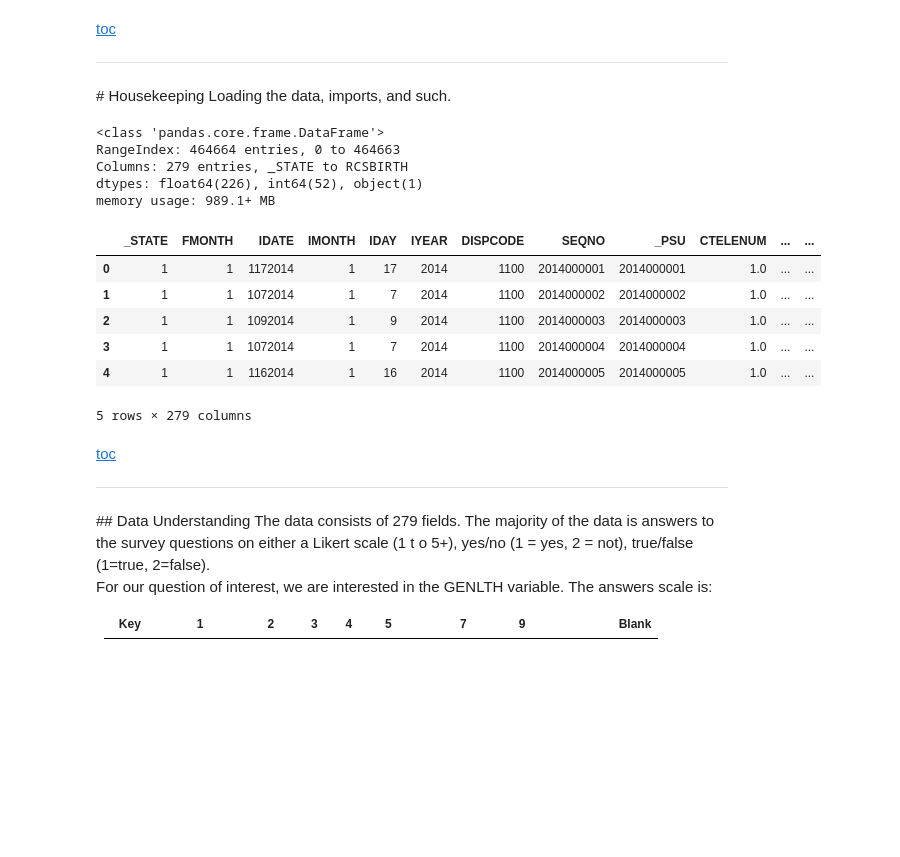
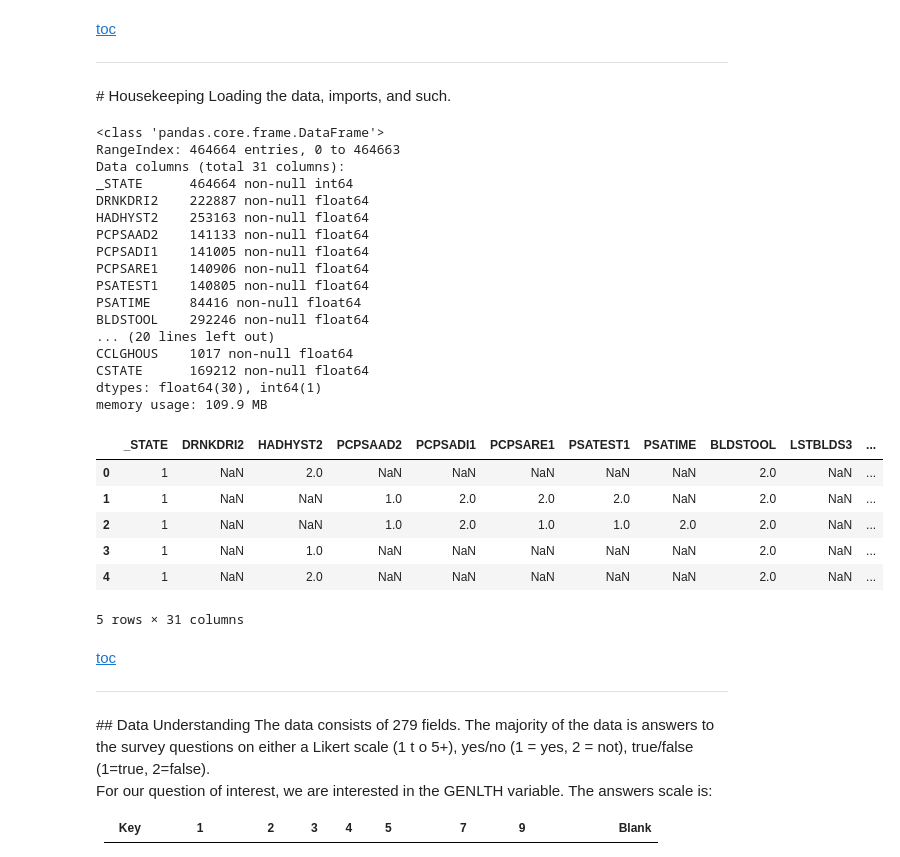
Before and after one commit to RahnL/DataScience-SMU, a Jupyter notebook: DataMining/DataMining-Lab1.ipynb, the cells around one changed output. Drawn from its saved outputs; the diff is of its cells as text; code cells hidden in the pictures; blank space fills up the shorter version.

Commit message:
Create new dataframe with only our columns of interest.

```diff
--- a/DataMining/DataMining-Lab1.ipynb
+++ b/DataMining/DataMining-Lab1.ipynb
@@ -48,23 +48,35 @@ Loading the data, imports, and such.
 # %%
 import pandas as pd
 import numpy as np
+from pandas import DataFrame
 
-df = pd.read_csv("data/LLCP2014XPT.txt", sep="\t")
 df.info()
 df.head()
 # %% [output]
 <class 'pandas.core.frame.DataFrame'>
 RangeIndex: 464664 entries, 0 to 464663
-Columns: 279 entries, _STATE to RCSBIRTH
-dtypes: float64(226), int64(52), object(1)
-memory usage: 989.1+ MB
+Data columns (total 31 columns):
+_STATE      464664 non-null int64
+DRNKDRI2    222887 non-null float64
+HADHYST2    253163 non-null float64
+PCPSAAD2    141133 non-null float64
+PCPSADI1    141005 non-null float64
+PCPSARE1    140906 non-null float64
+PSATEST1    140805 non-null float64
+PSATIME     84416 non-null float64
+BLDSTOOL    292246 non-null float64
+... (20 lines left out)
+CCLGHOUS    1017 non-null float64
+CSTATE      169212 non-null float64
+dtypes: float64(30), int64(1)
+memory usage: 109.9 MB
-|  | _STATE | FMONTH | IDATE | IMONTH | IDAY | IYEAR | DISPCODE | SEQNO | _PSU | CTELENUM | ... | ... |
-| 0 | 1 | 1 | 1172014 | 1 | 17 | 2014 | 1100 | 2014000001 | 2014000001 | 1.0 | ... | ... |
-| 1 | 1 | 1 | 1072014 | 1 | 7 | 2014 | 1100 | 2014000002 | 2014000002 | 1.0 | ... | ... |
-| 2 | 1 | 1 | 1092014 | 1 | 9 | 2014 | 1100 | 2014000003 | 2014000003 | 1.0 | ... | ... |
-| 3 | 1 | 1 | 1072014 | 1 | 7 | 2014 | 1100 | 2014000004 | 2014000004 | 1.0 | ... | ... |
-| 4 | 1 | 1 | 1162014 | 1 | 16 | 2014 | 1100 | 2014000005 | 2014000005 | 1.0 | ... | ... |
+|  | _STATE | DRNKDRI2 | HADHYST2 | PCPSAAD2 | PCPSADI1 | PCPSARE1 | PSATEST1 | PSATIME | BLDSTOOL | LSTBLDS3 | ... |
+| 0 | 1 | NaN | 2.0 | NaN | NaN | NaN | NaN | NaN | 2.0 | NaN | ... |
+| 1 | 1 | NaN | NaN | 1.0 | 2.0 | 2.0 | 2.0 | NaN | 2.0 | NaN | ... |
+| 2 | 1 | NaN | NaN | 1.0 | 2.0 | 1.0 | 1.0 | 2.0 | 2.0 | NaN | ... |
+| 3 | 1 | NaN | 1.0 | NaN | NaN | NaN | NaN | NaN | 2.0 | NaN | ... |
+| 4 | 1 | NaN | 2.0 | NaN | NaN | NaN | NaN | NaN | 2.0 | NaN | ... |
-5 rows × 279 columns
+5 rows × 31 columns
 # %% [markdown]
 [toc](#Table-Of-Contents)
 <hr>
```
Also changed, not shown: parts of 2 cells of this notebook.
